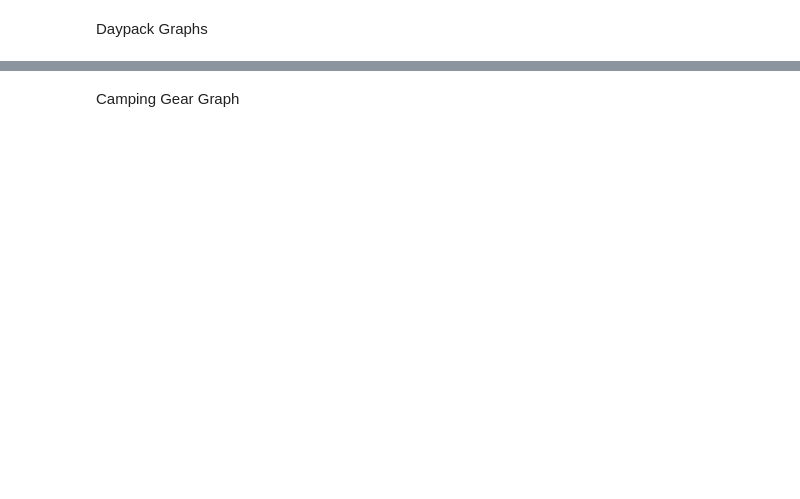
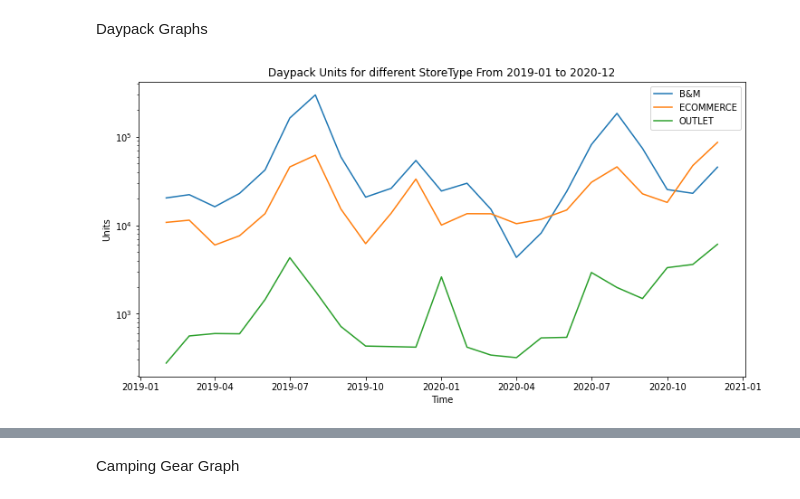
Before and after one commit to lstark85/Project1, a Jupyter notebook: starter_code.ipynb, the cells around one changed output, grey strips where cells are left out. Drawn from its saved outputs; the diff is of its cells as text; code cells hidden in the pictures; blank space fills up the shorter version.

Commit message:
project data merged

```diff
--- a/starter_code.ipynb
+++ b/starter_code.ipynb
@@ -102,24 +115,26 @@ plt.show()
 # %% [markdown]
 Daypack Graphs
 # %%
-df1 = df[df['Category']=='DAYPACK']\
+df1 = npd_data[npd_data['Category']=='DAYPACK']\
     .reset_index()\
     .copy()
 df1 = df1\
     .drop(columns='TY AUR')\
-    .assign(**{'Month': pd.to_datetime(df1['Month']),
-              'Units': df1['Units'].str.replace('(','-').str.replace(')','').str.replace(',','').astype(int).fillna(0)})
-df1
+    .assign(**{
+    'Time': pd.to_datetime(df1['Month'].astype(str) + ' ' + df1['Year'].astype(str)),
+    'Units': df1['Units'].str.replace('(','-').str.replace(')','').str.replace(',','').astype(int).fillna(0)})
 # %%
-df2 = df1.groupby(['StoreType','Month']).agg({'Units':'sum'}).reset_index()
+df2 = df1.groupby(['StoreType', 'Time']).agg({'Units':'sum'}).reset_index()
 fig, ax = plt.subplots(1, 1, figsize=(12, 6))
 for storetype in df2['StoreType'].unique().tolist():
     # storetype = 'ECOMMERCE'
-    df3 = df2[(df2['StoreType']==storetype) & (df2['Month']>='2019-02-01') & (df2['Month']<'2020-12-31')].copy().reset_index()
-    ax.plot(df3['Month'], df3['Units'], label=storetype)
+    df3 = df2[(df2['StoreType']==storetype) & (df2['Time']>='2019-02-01') & (df2['Time']<'2020-12-31')].copy().reset_index()
+    ax.plot(df3['Time'], df3['Units'], label=storetype)
 ax.legend()
 ax.set_yscale('log')
 ax.set_xlabel('Time')
 ax.set_ylabel('Units')
 ax.set_title('Daypack Units for different StoreType From 2019-01 to 2020-12')
 plt.savefig("Graphs/daypack_sales_by")
+# %% [output]
+[figure, added]
```
Also changed, not shown: parts of 14 cells of this notebook, 2 other files.
